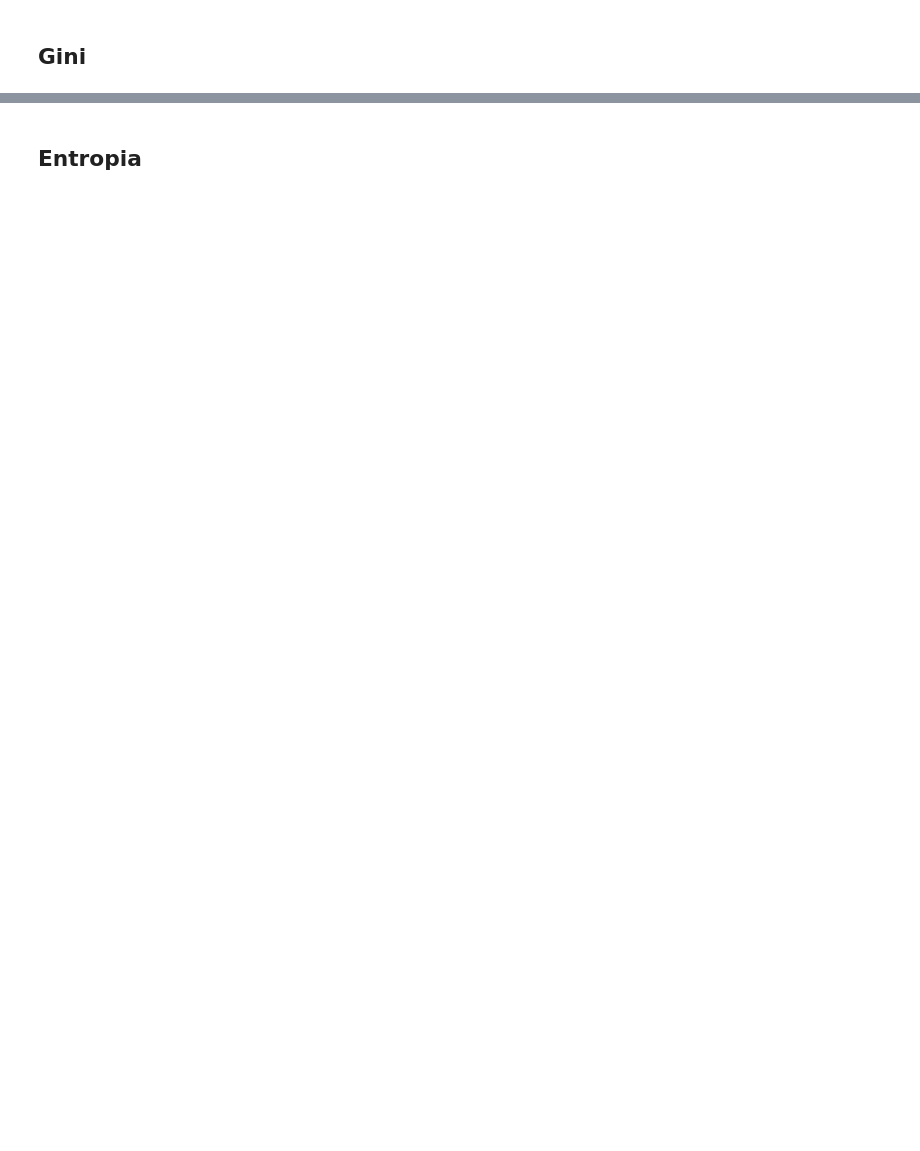
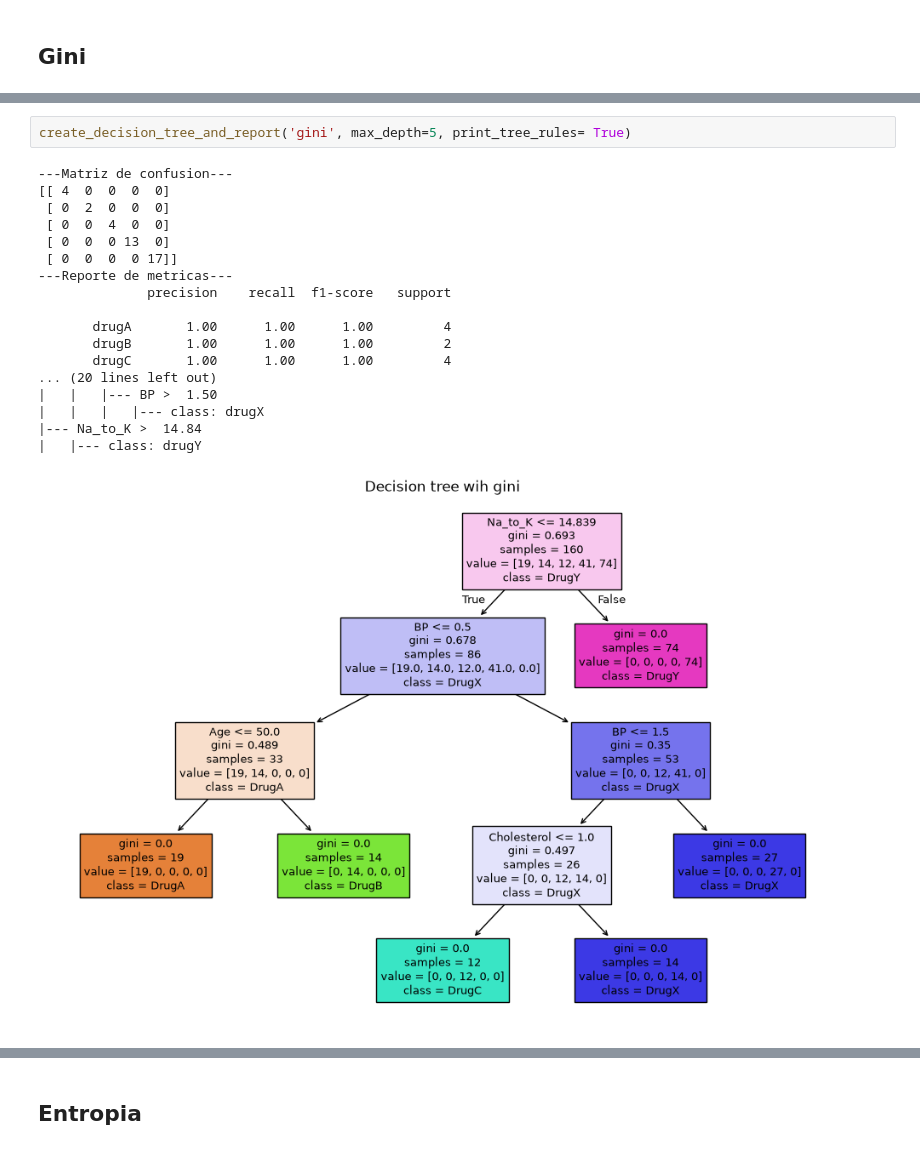
Before and after one commit to hhugoac/PythonForDataScience, a Jupyter notebook: TareaM23-CD-HectorHugoAlonzoCortez.ipynb, the cells around one changed output, grey strips where cells are left out. Cells and saved outputs as stored; diff of their text form; blank space fills up the shorter version.

```diff
--- a/TareaM23-CD-HectorHugoAlonzoCortez.ipynb
+++ b/TareaM23-CD-HectorHugoAlonzoCortez.ipynb
@@ -94,0 +114,21 @@ plt.show()
+# %%
+create_decision_tree_and_report('gini', max_depth=5, print_tree_rules= True)
+# %% [output]
+---Matriz de confusion---
+[[ 4  0  0  0  0]
+ [ 0  2  0  0  0]
+ [ 0  0  4  0  0]
+ [ 0  0  0 13  0]
+ [ 0  0  0  0 17]]
+---Reporte de metricas---
+              precision    recall  f1-score   support
+
+       drugA       1.00      1.00      1.00         4
+       drugB       1.00      1.00      1.00         2
+       drugC       1.00      1.00      1.00         4
+... (20 lines left out)
+|   |   |--- BP >  1.50
+|   |   |   |--- class: drugX
+|--- Na_to_K >  14.84
+|   |--- class: drugY
+[figure, added]
```
Also changed, not shown: parts of 21 cells of this notebook.
